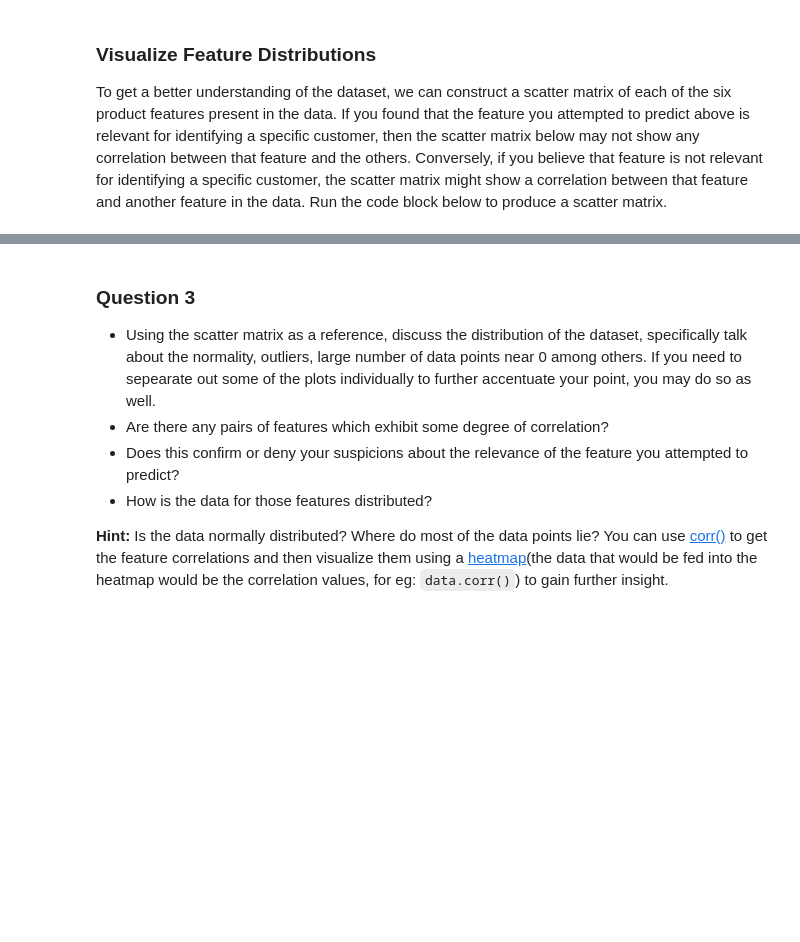
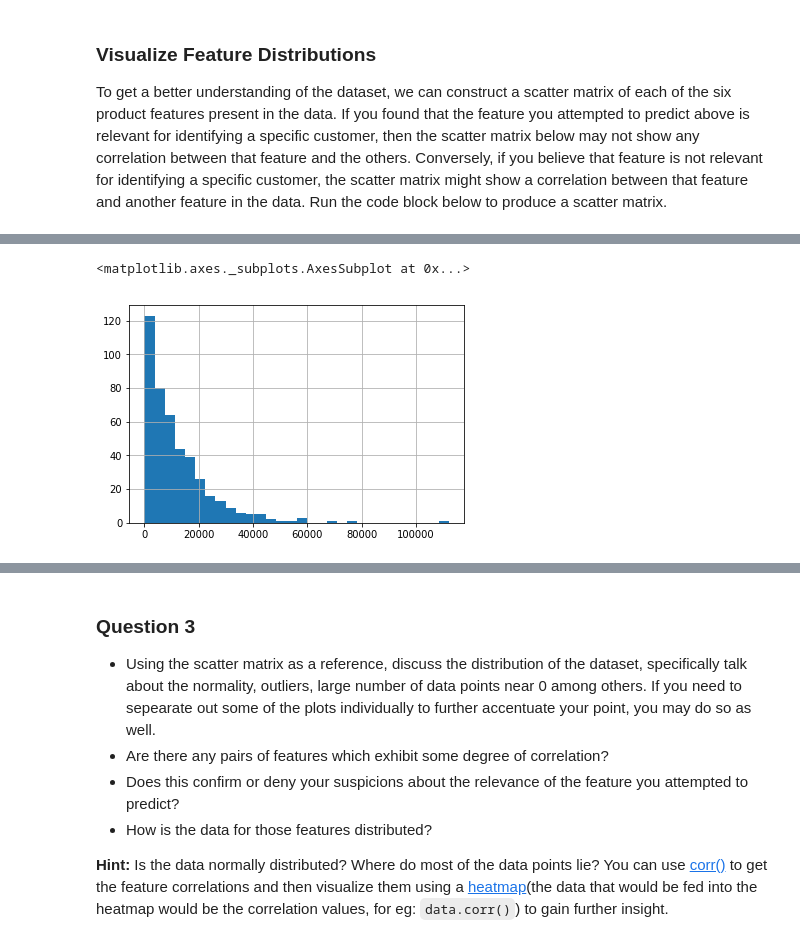
Before and after one commit to bodias/machine-learning, a Jupyter notebook: projects/customer_segments/customer_segments.ipynb, the cells around one changed output, grey strips where cells are left out. Saved outputs shown, nothing was run; the diff lists cells and outputs as text; code cells hidden in the pictures; blank space fills up the shorter version.

```diff
--- a/projects/customer_segments/customer_segments.ipynb
+++ b/projects/customer_segments/customer_segments.ipynb
@@ -168,0 +153,5 @@ pd.scatter_matrix(data, alpha = 0.3, figsize = (14,8), diagonal = 'kde');
+# %%
+data['Fresh'].hist(bins=30)
+# %% [output]
+<matplotlib.axes._subplots.AxesSubplot at 0x...>
+[figure, added]
```
Also changed, not shown: parts of 23 cells of this notebook, 1 other file.
